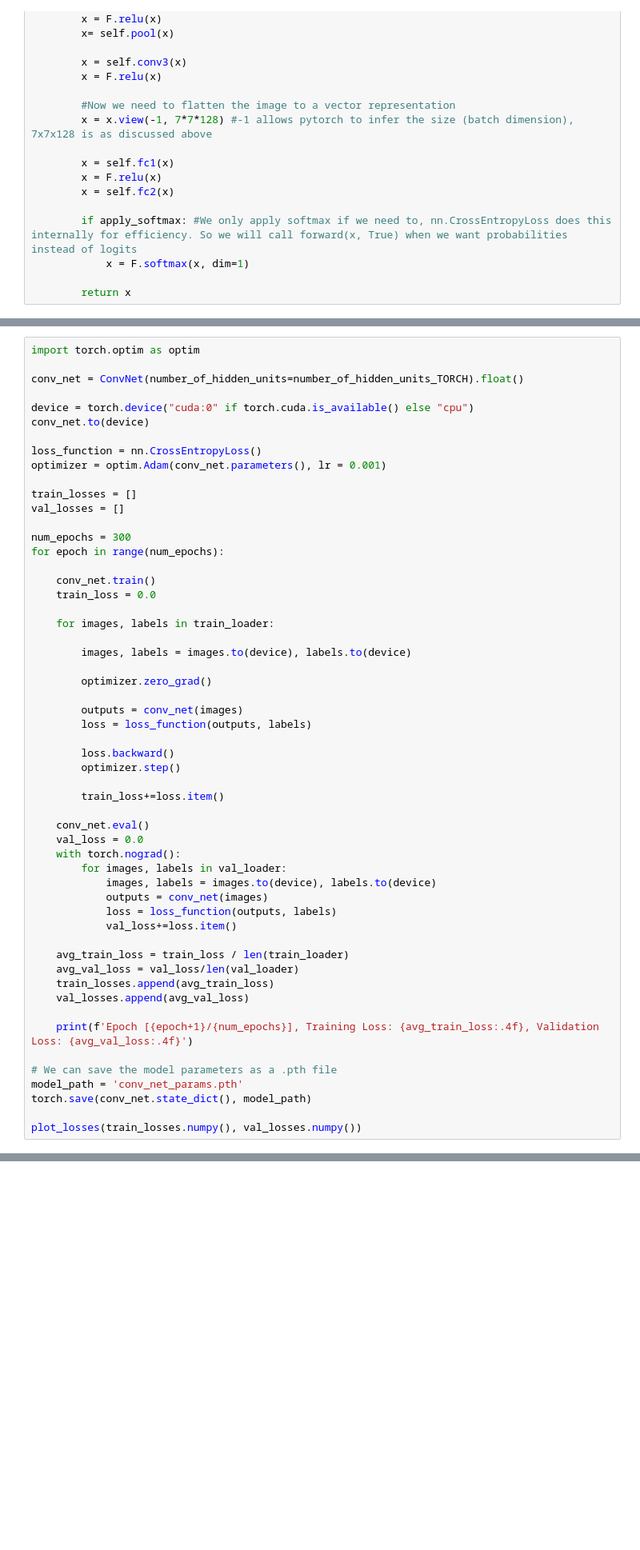
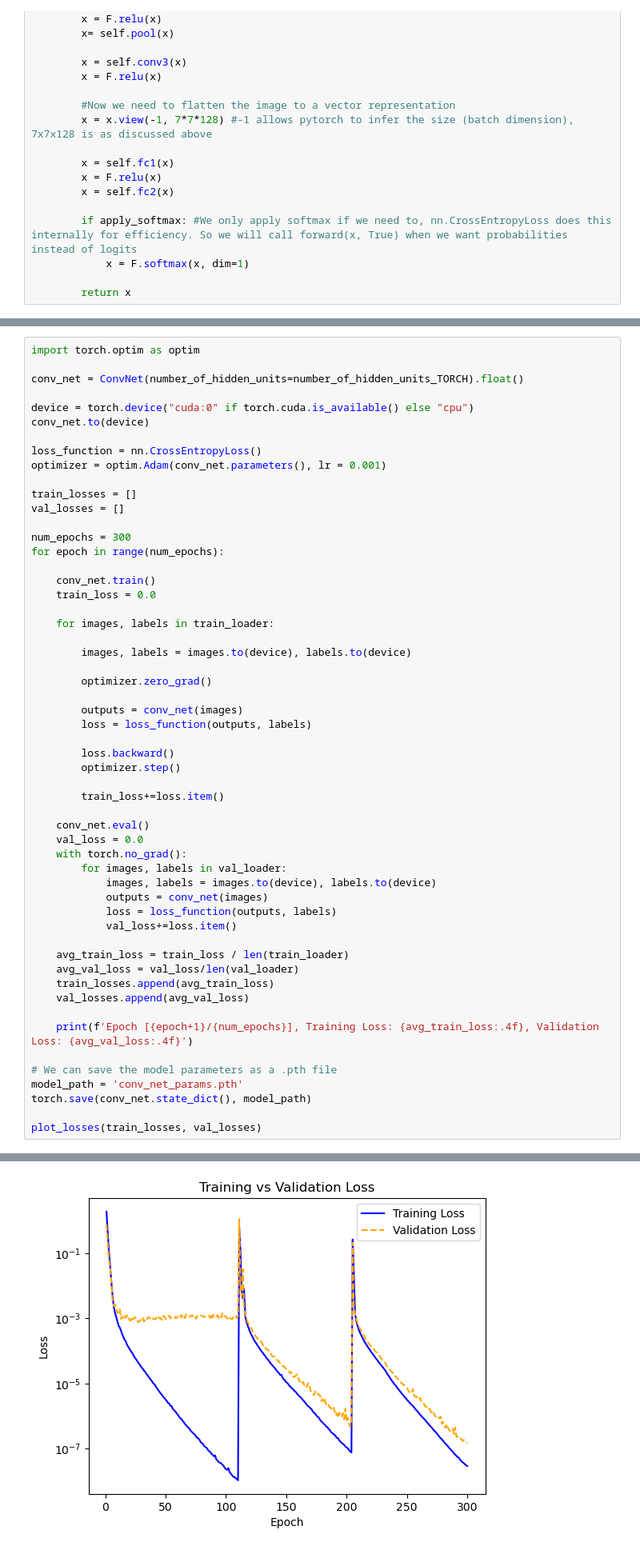
Before and after one commit to ZachGurberg/COMP551_Assignment3, a Jupyter notebook: assignment3_group-1.ipynb, the cells around one changed output, grey strips where cells are left out. Shown at 80% size. Saved outputs shown, nothing was run; the diff lists cells and outputs as text; blank space fills up the shorter version.

```diff
--- a/assignment3_group-1.ipynb
+++ b/assignment3_group-1.ipynb
@@ -731,7 +729,7 @@ for epoch in range(num_epochs):
 
     conv_net.eval()
     val_loss = 0.0
-    with torch.nograd():
+    with torch.no_grad():
         for images, labels in val_loader:
             images, labels = images.to(device), labels.to(device)
             outputs = conv_net(images)
@@ -749,5 +747,5 @@ for epoch in range(num_epochs):
 model_path = 'conv_net_params.pth'
 torch.save(conv_net.state_dict(), model_path)
 
-plot_losses(train_losses.numpy(), val_losses.numpy())
+plot_losses(train_losses, val_losses)
 # %% [output]
@@ -772,3 +769,4 @@ KeyboardInterrupt:
+[figure, added]
 # %%
 def get_accuracy_stats_TORCH(model : ConvNet, params_path, X_test:torch.tensor, y_test:torch.tensor, X_train:torch.tensor, y_train:torch.tensor):
     model.load_state_dict(torch.load(params_path))
```
Also changed, not shown: parts of 4 cells of this notebook.
